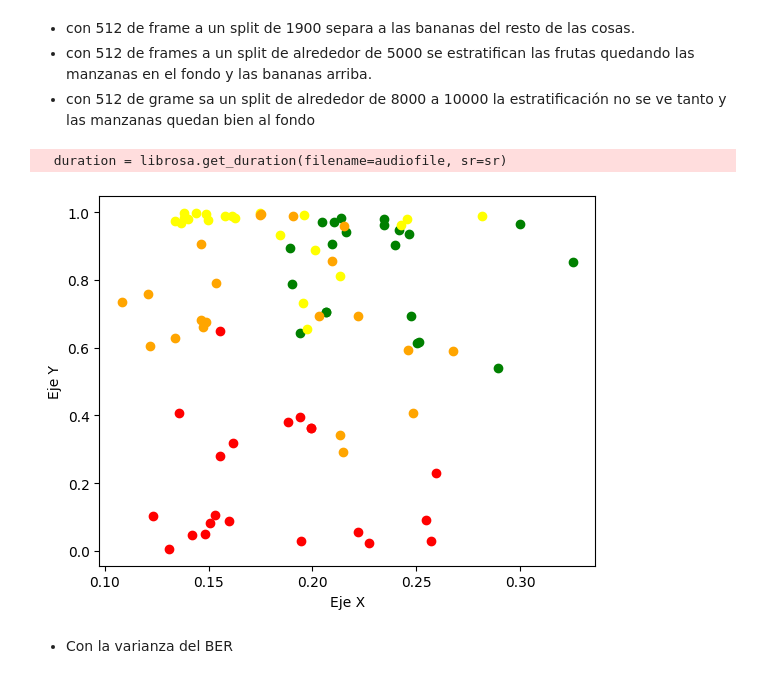
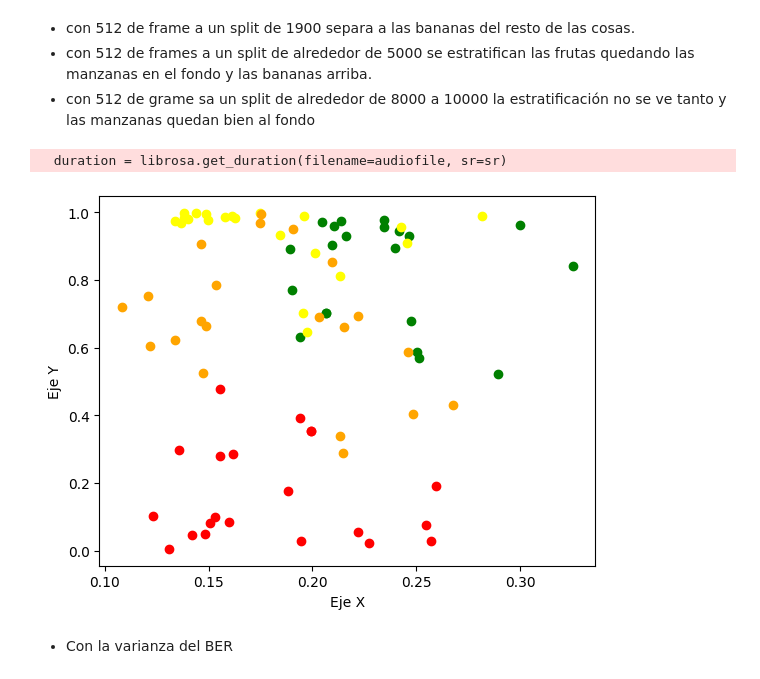
Before and after one commit to Juan2000-coder/Speech_Recognition, a Jupyter notebook: implementation/audio/features_tests/tests_conclussions/5-BER_rms.ipynb, the cells around one changed output. Cells and saved outputs as stored; diff of their text form; code cells hidden in the pictures.

```diff
--- a/implementation/audio/features_tests/tests_conclussions/5-BER_rms.ipynb
+++ b/implementation/audio/features_tests/tests_conclussions/5-BER_rms.ipynb
@@ -37,7 +37,7 @@ for dirname, _, filenames in os.walk(processed_path):
     if subdir in fruit_types:
         processed[subdir].extend([os.path.join(dirname, filename) for filename in filenames if filename.endswith('.wav')])
 # %%
-FRAME_SIZE = 1024 # In the documentation says it's convenient for speech.C
+FRAME_SIZE = 512 # In the documentation says it's convenient for speech.C
 HOP_SIZE   = int(FRAME_SIZE/2)
 # %%
 def load_audio(audiofile):
@@ -278,29 +278,29 @@ plot_features2d(features)
 - con 512 de grame sa un split de alrededor de 8000 a 10000 la estratificación no se ve tanto y las manzanas quedan bien al fondo
 # %%
 features = dict.fromkeys(fruit_types)
-split_frequency = 9500
+split_frequency = 9000
 
 # Extracción de características
 for fruit, group in processed.items():
     features[fruit] = None
     for audio in group:
         signal, sr, duration = load_audio(audio)
         audio_rms = np.sqrt(np.mean(signal**2))/np.max(signal)
 
         spec = librosa.stft(signal, n_fft = 512, hop_length = 256)
         BER  = band_energy_ratio(spec, split_frequency, sr)
         feat = np.min(np.abs(BER))
 
         feature = np.array([[audio_rms, feat]])
         if features[fruit] is not None:
             features[fruit] = np.vstack([features[fruit], feature])
         else:
             features[fruit] = feature
 # Ploteo
 plot_features2d(features)
 # %% [output]
   duration = librosa.get_duration(filename=audiofile, sr=sr)
-[figure, old version]
+[figure, new version]
 # %% [markdown]
 - Con la varianza del BER
 # %%
```
Also changed, not shown: 13 other files.
